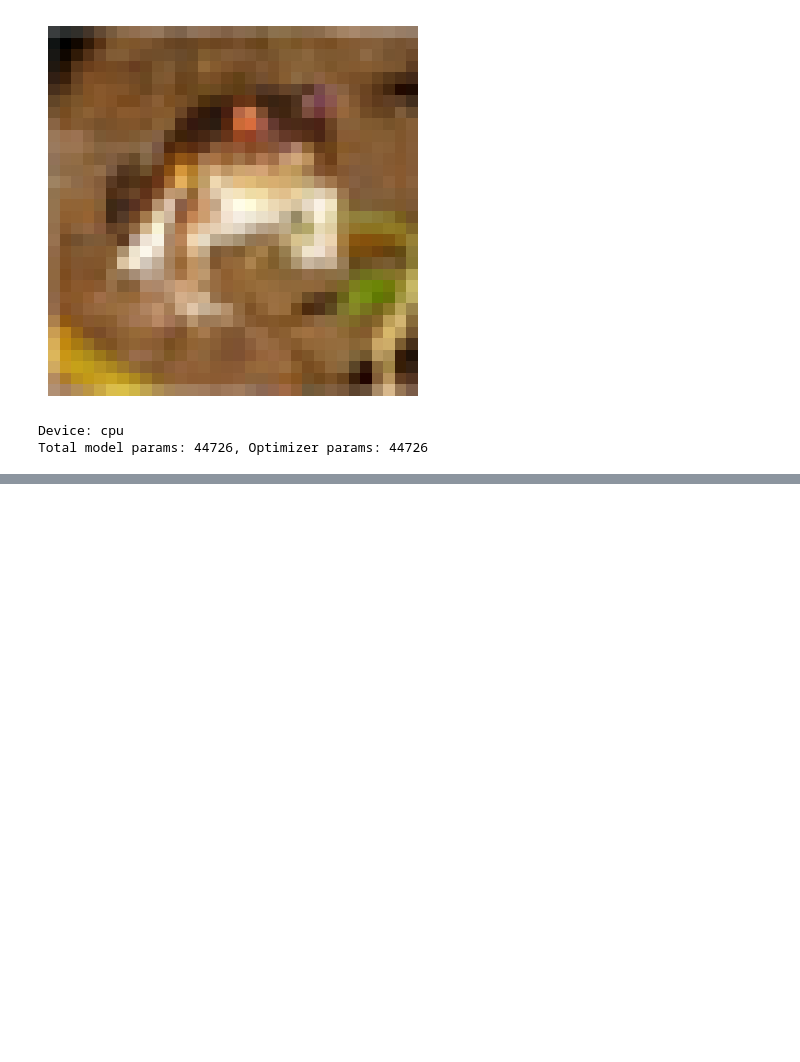
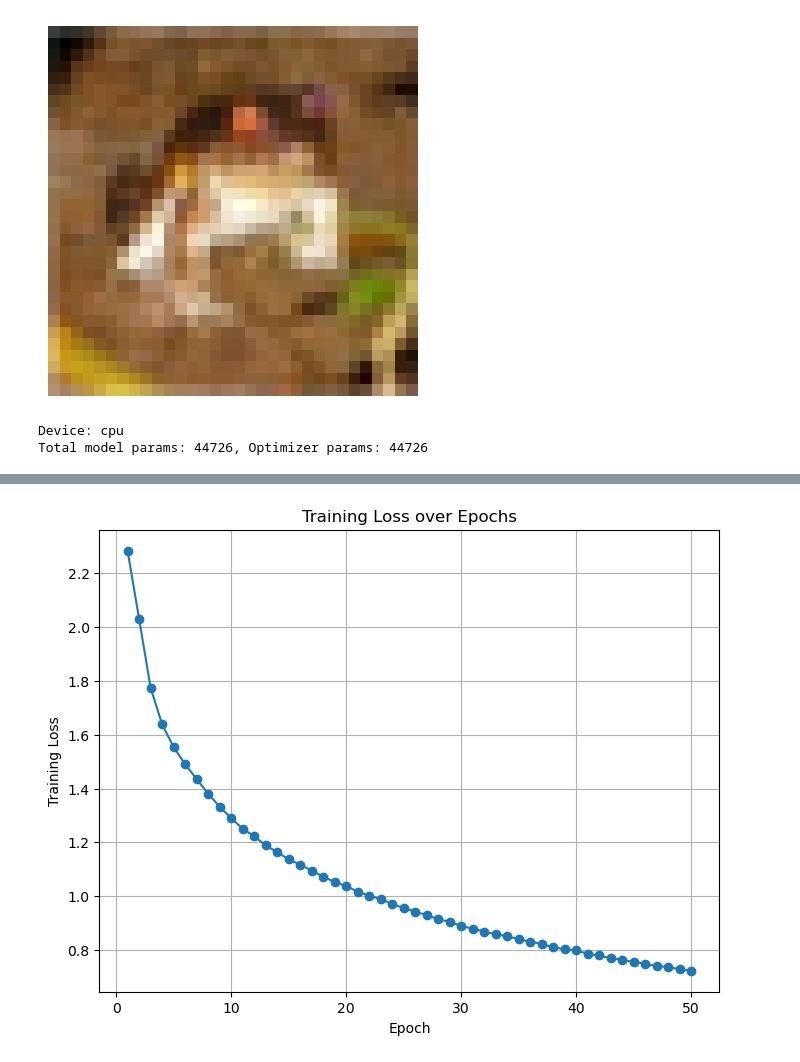
Before and after one commit to Tomaserra/Task-2-Deep-Learning, a Jupyter notebook: Tomas/Activity2.ipynb, the cells around one changed output, grey strips where cells are left out. Drawn from its saved outputs; the diff is of its cells as text; code cells hidden in the pictures; blank space fills up the shorter version.

```diff
--- a/Tomas/Activity2.ipynb
+++ b/Tomas/Activity2.ipynb
@@ -1033,7 +1034,7 @@ if __name__ == "__main__":
     pin_memory = True if device.type == 'cuda' else False
     # ----------------
 
-    batch_size = 128
+    batch_size = 64
     train_loader = DataLoader(train_dataset, batch_size=batch_size, shuffle=True,
                               num_workers=num_workers, pin_memory=pin_memory)
     test_loader = DataLoader(test_dataset, batch_size=batch_size, shuffle=False,
@@ -1098,3 +1112,4 @@ Epoch [4/50] - Avg Loss: 1.9237
+[figure, added]
 # %%
 # -----------------------------
 # Evaluation
```
Also changed, not shown: parts of 10 cells of this notebook, 15 other files.
